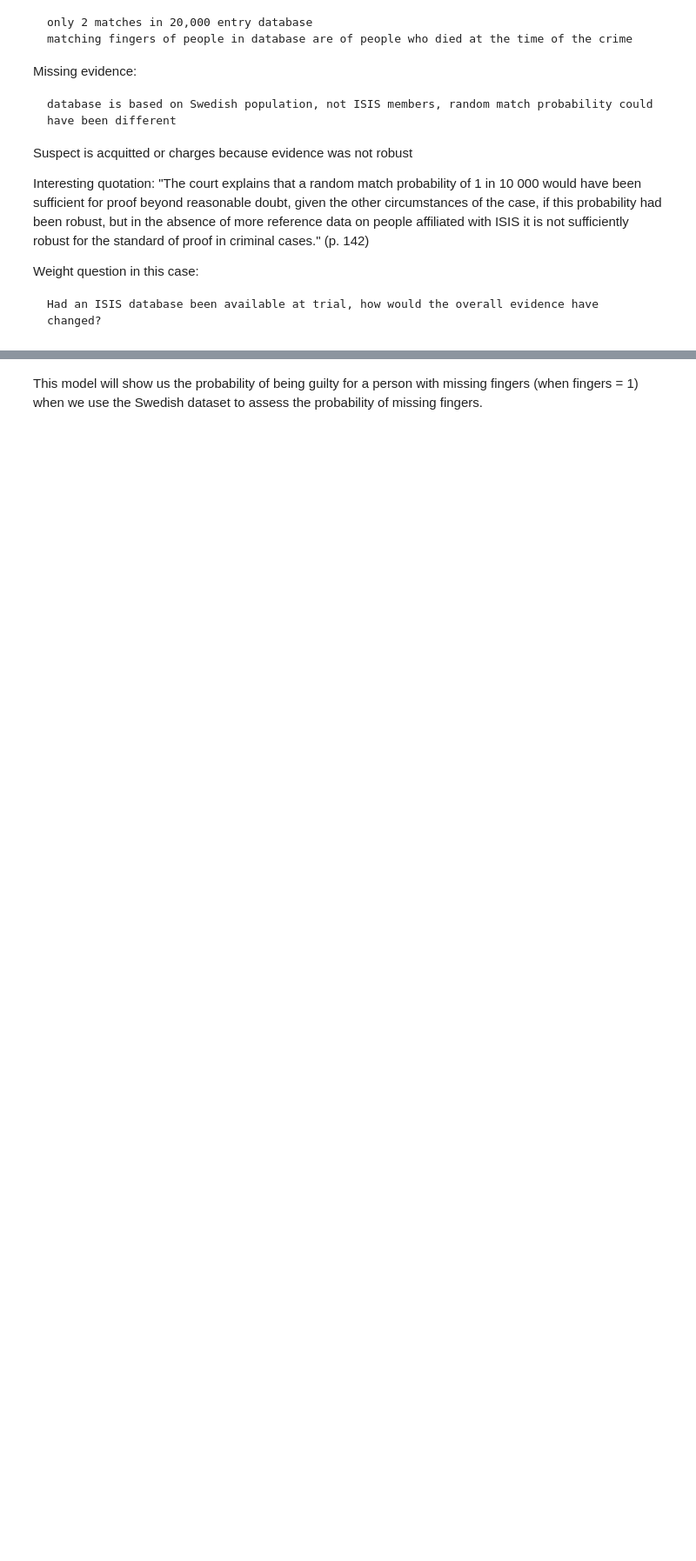
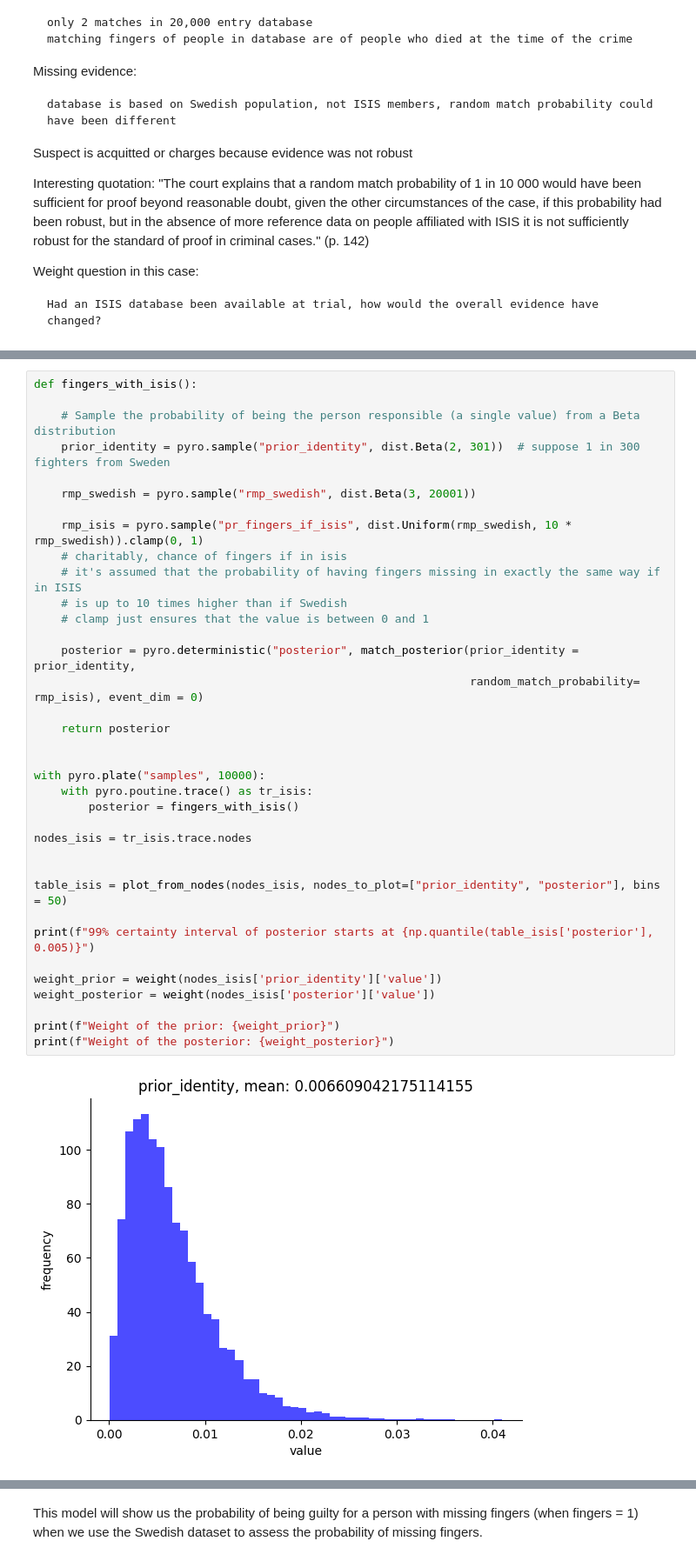
Before and after one commit to rfl-urbaniak/MRbook, a Jupyter notebook: weight-paper/scripts/missing_fingers.ipynb, the cells around one changed output, grey strips where cells are left out. Shown at 87% size. Saved outputs shown, nothing was run; the diff lists cells and outputs as text; blank space fills up the shorter version.

```diff
--- a/weight-paper/scripts/missing_fingers.ipynb
+++ b/weight-paper/scripts/missing_fingers.ipynb
@@ -102,0 +156,38 @@ tensor(6.4502e-08)
+# %%
+def fingers_with_isis():
+
+    # Sample the probability of being the person responsible (a single value) from a Beta distribution
+    prior_identity = pyro.sample("prior_identity", dist.Beta(2, 301))  # suppose 1 in 300 fighters from Sweden
+
+    rmp_swedish = pyro.sample("rmp_swedish", dist.Beta(3, 20001))
+
+    rmp_isis = pyro.sample("pr_fingers_if_isis", dist.Uniform(rmp_swedish, 10 * rmp_swedish)).clamp(0, 1)
+    # charitably, chance of fingers if in isis
+    # it's assumed that the probability of having fingers missing in exactly the same way if in ISIS
+    # is up to 10 times higher than if Swedish
+    # clamp just ensures that the value is between 0 and 1
+
+    posterior = pyro.deterministic("posterior", match_posterior(prior_identity = prior_identity,
+                                                                random_match_probability= rmp_isis), event_dim = 0)
+
+    return posterior
+
+
+with pyro.plate("samples", 10000):
+    with pyro.poutine.trace() as tr_isis:
+        posterior = fingers_with_isis()
+
+nodes_isis = tr_isis.trace.nodes
+
+
+table_isis = plot_from_nodes(nodes_isis, nodes_to_plot=["prior_identity", "posterior"], bins = 50)
+
+print(f"99% certainty interval of posterior starts at {np.quantile(table_isis['posterior'], 0.005)}")
+
+weight_prior = weight(nodes_isis['prior_identity']['value'])
+weight_posterior = weight(nodes_isis['posterior']['value'])
+
+print(f"Weight of the prior: {weight_prior}")
+print(f"Weight of the posterior: {weight_posterior}")
+# %% [output]
+[figure, added]
```
Also changed, not shown: parts of 16 cells of this notebook.
